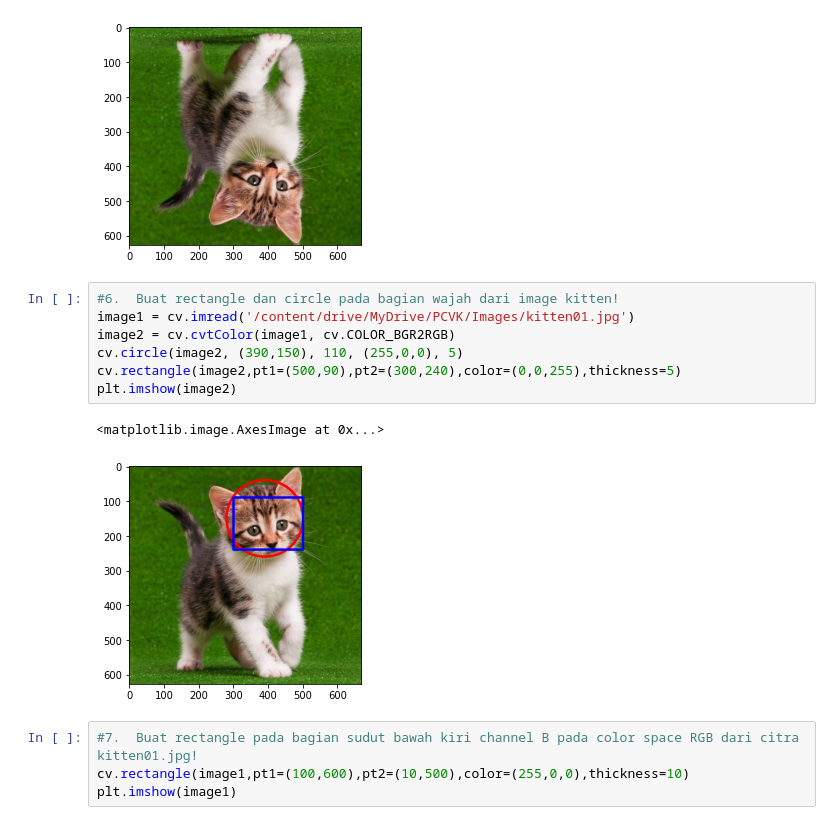
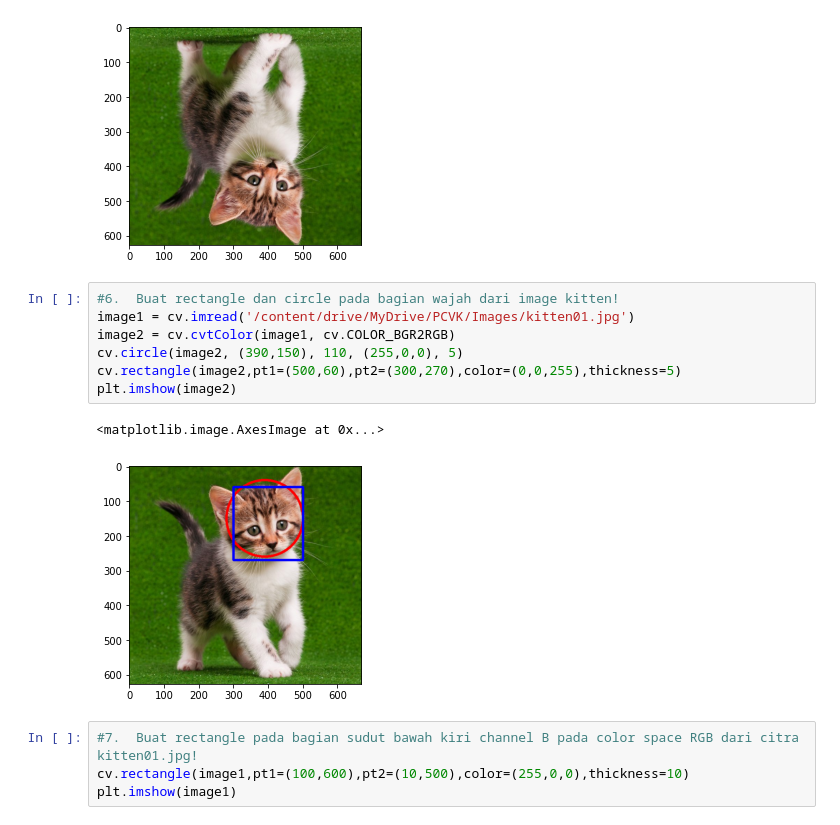
Before and after one commit to dhikaainul/PCVK_Ganjil_2022, a Jupyter notebook: jobsheet2.ipynb, the cells around one changed output. Saved outputs shown, nothing was run; the diff lists cells and outputs as text.

```diff
--- a/jobsheet2.ipynb
+++ b/jobsheet2.ipynb
@@ -187,13 +187,13 @@ plt.imshow(image2)
 # %%
 #6.  Buat rectangle dan circle pada bagian wajah dari image kitten!
 image1 = cv.imread('/content/drive/MyDrive/PCVK/Images/kitten01.jpg')
 image2 = cv.cvtColor(image1, cv.COLOR_BGR2RGB)
 cv.circle(image2, (390,150), 110, (255,0,0), 5)
-cv.rectangle(image2,pt1=(500,90),pt2=(300,240),color=(0,0,255),thickness=5)
+cv.rectangle(image2,pt1=(500,60),pt2=(300,270),color=(0,0,255),thickness=5)
 plt.imshow(image2)
 # %% [output]
 <matplotlib.image.AxesImage at 0x...>
-[figure, old version]
+[figure, new version]
 # %%
 #7.  Buat rectangle pada bagian sudut bawah kiri channel B pada color space RGB dari citra kitten01.jpg!
 cv.rectangle(image1,pt1=(100,600),pt2=(10,500),color=(255,0,0),thickness=10)
```
Also changed, not shown: parts of 1 cell of this notebook.
